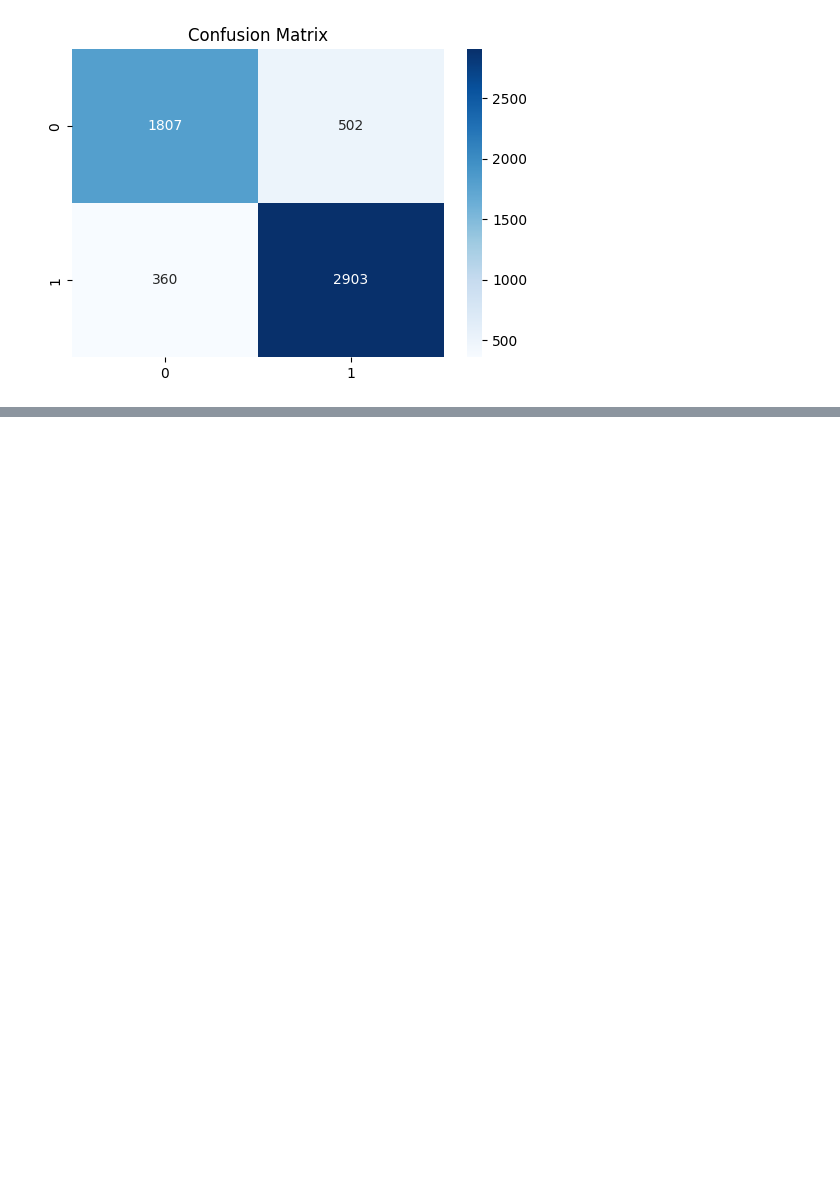
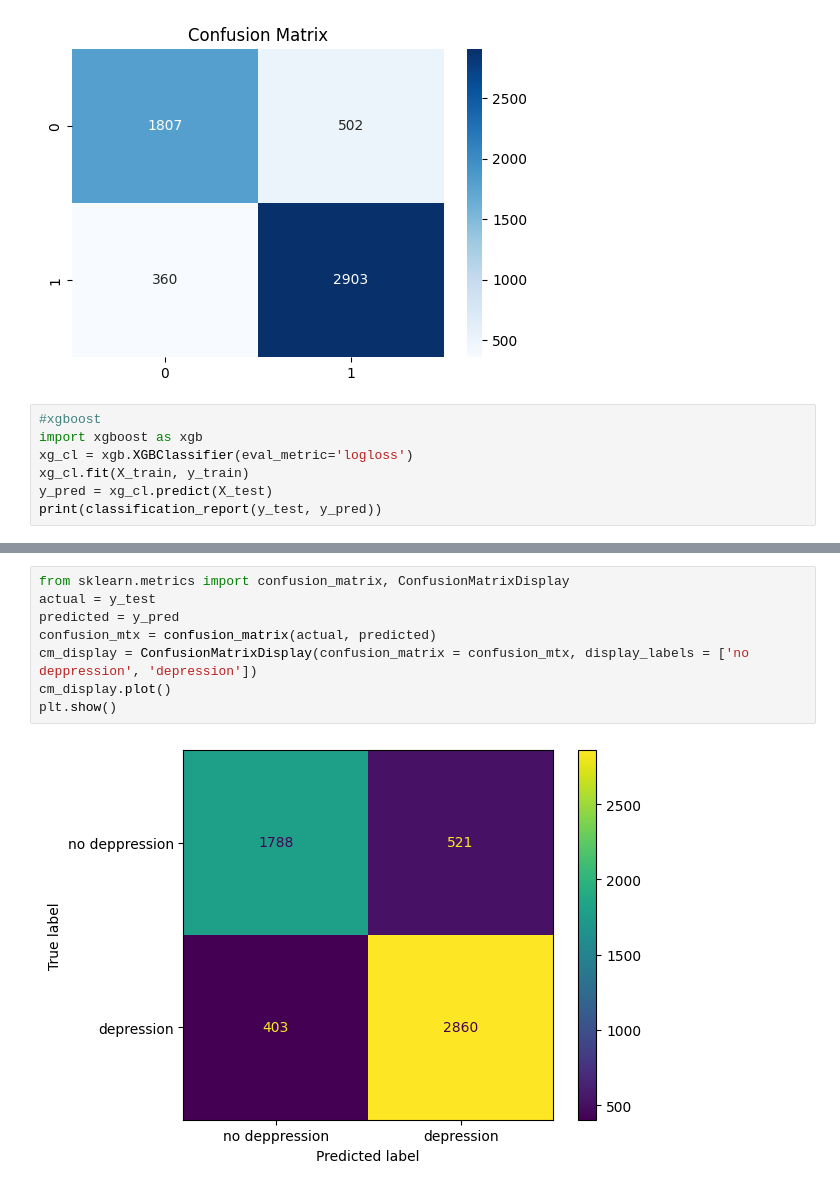
Before and after one commit to AleiyDroubi/Datascience, a Jupyter notebook: mental health project/dataset.ipynb, the cells around one changed output, grey strips where cells are left out. Saved outputs shown, nothing was run; the diff lists cells and outputs as text; blank space fills up the shorter version.

```diff
--- a/mental health project/dataset.ipynb
+++ b/mental health project/dataset.ipynb
@@ -273,3 +285,10 @@ plt.title('Confusion Matrix')
 plt.show()
 # %% [output]
 [figure]
+# %%
+#xgboost
+import xgboost as xgb
+xg_cl = xgb.XGBClassifier(eval_metric='logloss')
+xg_cl.fit(X_train, y_train)
+y_pred = xg_cl.predict(X_test)
+print(classification_report(y_test, y_pred))
@@ -275,0 +304,10 @@ plt.show()
+# %%
+from sklearn.metrics import confusion_matrix, ConfusionMatrixDisplay
+actual = y_test
+predicted = y_pred
+confusion_mtx = confusion_matrix(actual, predicted)
+cm_display = ConfusionMatrixDisplay(confusion_matrix = confusion_mtx, display_labels = ['no deppression', 'depression'])
+cm_display.plot()
+plt.show()
+# %% [output]
+[figure, added]
```
Also changed, not shown: parts of 5 cells of this notebook, 16 other files.
